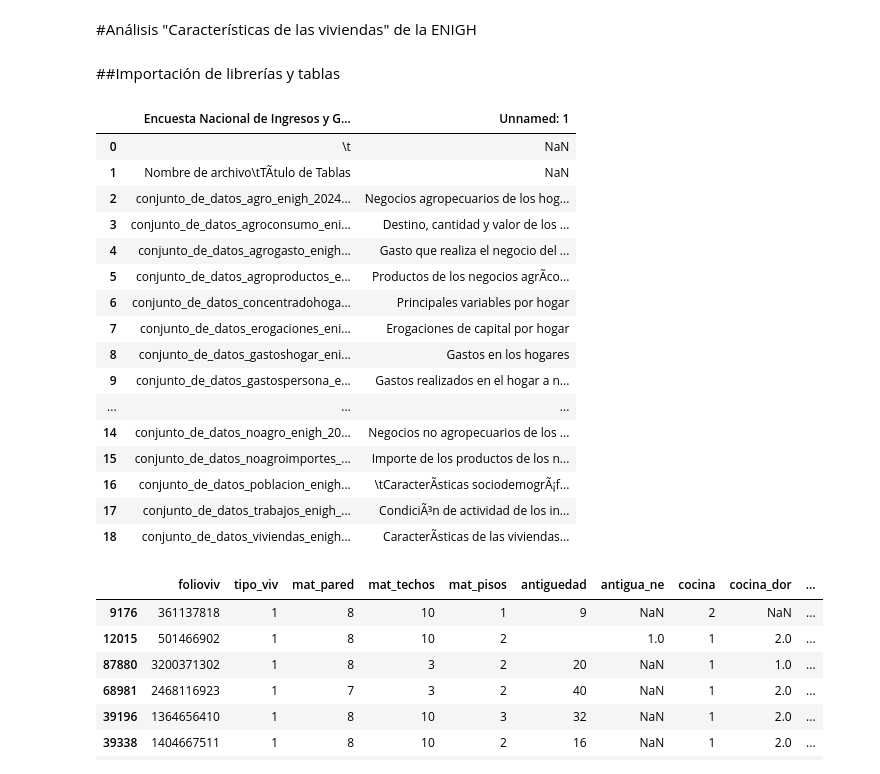
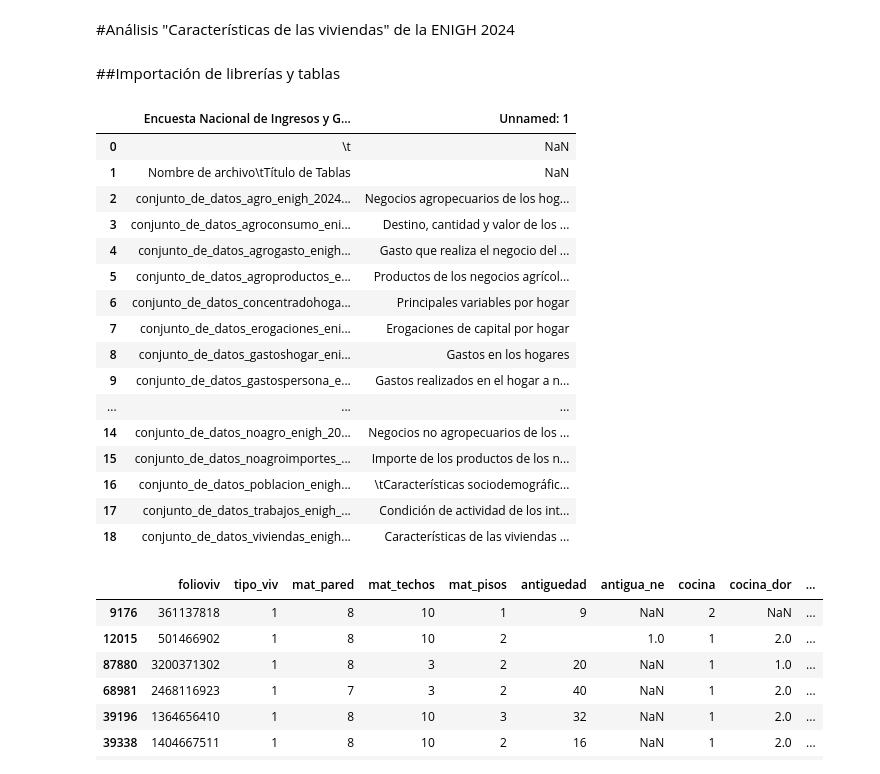
Before and after one commit to zenyonki/enigh_caract_hogares, a Jupyter notebook: enigh_caract_hogares.ipynb, the cells around one changed output. Drawn from its saved outputs; the diff is of its cells as text; code cells hidden in the pictures.

Commit message:
Se cambia encoding de primer tabla.

```diff
--- a/enigh_caract_hogares.ipynb
+++ b/enigh_caract_hogares.ipynb
@@ -1,7 +1,7 @@
 # %% [markdown]
 <a href="https://colab.research.google.com/github/zenyonki/enigh_caract_hogares/blob/main/enigh_caract_hogares.ipynb" target="_parent"><img src="https://colab.research.google.com/assets/colab-badge.svg" alt="Open In Colab"/></a>
 # %% [markdown]
-#Análisis "Características de las viviendas" de la ENIGH
+#Análisis "Características de las viviendas" de la ENIGH 2024
 # %% [markdown]
 ##Importación de librerías y tablas
 # %%
@@ -14,19 +14,19 @@ warnings.filterwarnings('ignore')
 # %%
 #Este índice corresponde a los nombres de las tablas proporcionadas en el paquete de datos que brinda el INEGI.
 #Los datos se encuntran disponibles en:
 #https://www.inegi.org.mx/programas/enigh/nc/2022/
 
-indice_tablas = pd.read_csv('/content/0_indice_tablas_enigh2024_ns.csv', encoding='latin-1')
+indice_tablas = pd.read_csv('/content/0_indice_tablas_enigh2024_ns.csv', encoding='utf-8-sig')
 indice_tablas.reset_index(drop=True, inplace=True)
 indice_tablas
 # %% [output]
 |  | Encuesta Nacional de Ingresos y G... | Unnamed: 1 |
 | 0 | \t | NaN |
-| 1 | Nombre de archivo\tTÃ­tulo de Tablas | NaN |
+| 1 | Nombre de archivo\tTítulo de Tablas | NaN |
 | 2 | conjunto_de_datos_agro_enigh_2024... | Negocios agropecuarios de los hog... |
 | 3 | conjunto_de_datos_agroconsumo_eni... | Destino, cantidad y valor de los ... |
 | 4 | conjunto_de_datos_agrogasto_enigh... | Gasto que realiza el negocio del ... |
-| 5 | conjunto_de_datos_agroproductos_e... | Productos de los negocios agrÃ­co... |
+| 5 | conjunto_de_datos_agroproductos_e... | Productos de los negocios agrícol... |
 | 6 | conjunto_de_datos_concentradohoga... | Principales variables por hogar |
 | 7 | conjunto_de_datos_erogaciones_eni... | Erogaciones de capital por hogar |
 | 8 | conjunto_de_datos_gastoshogar_eni... | Gastos en los hogares |
@@ -34,9 +34,9 @@ indice_tablas
 | ... | ... | ... |
 | 14 | conjunto_de_datos_noagro_enigh_20... | Negocios no agropecuarios de los ... |
 | 15 | conjunto_de_datos_noagroimportes_... | Importe de los productos de los n... |
-| 16 | conjunto_de_datos_poblacion_enigh... | \tCaracterÃ­sticas sociodemogrÃ¡f... |
-| 17 | conjunto_de_datos_trabajos_enigh_... | CondiciÃ³n de actividad de los in... |
-| 18 | conjunto_de_datos_viviendas_enigh... | CaracterÃ­sticas de las viviendas... |
+| 16 | conjunto_de_datos_poblacion_enigh... | \tCaracterísticas sociodemográfic... |
+| 17 | conjunto_de_datos_trabajos_enigh_... | Condición de actividad de los int... |
+| 18 | conjunto_de_datos_viviendas_enigh... | Características de las viviendas ... |
 # %%
 #Se importa la tabla "Características de las viviendas que habitan..." para su análsis.
 
```
